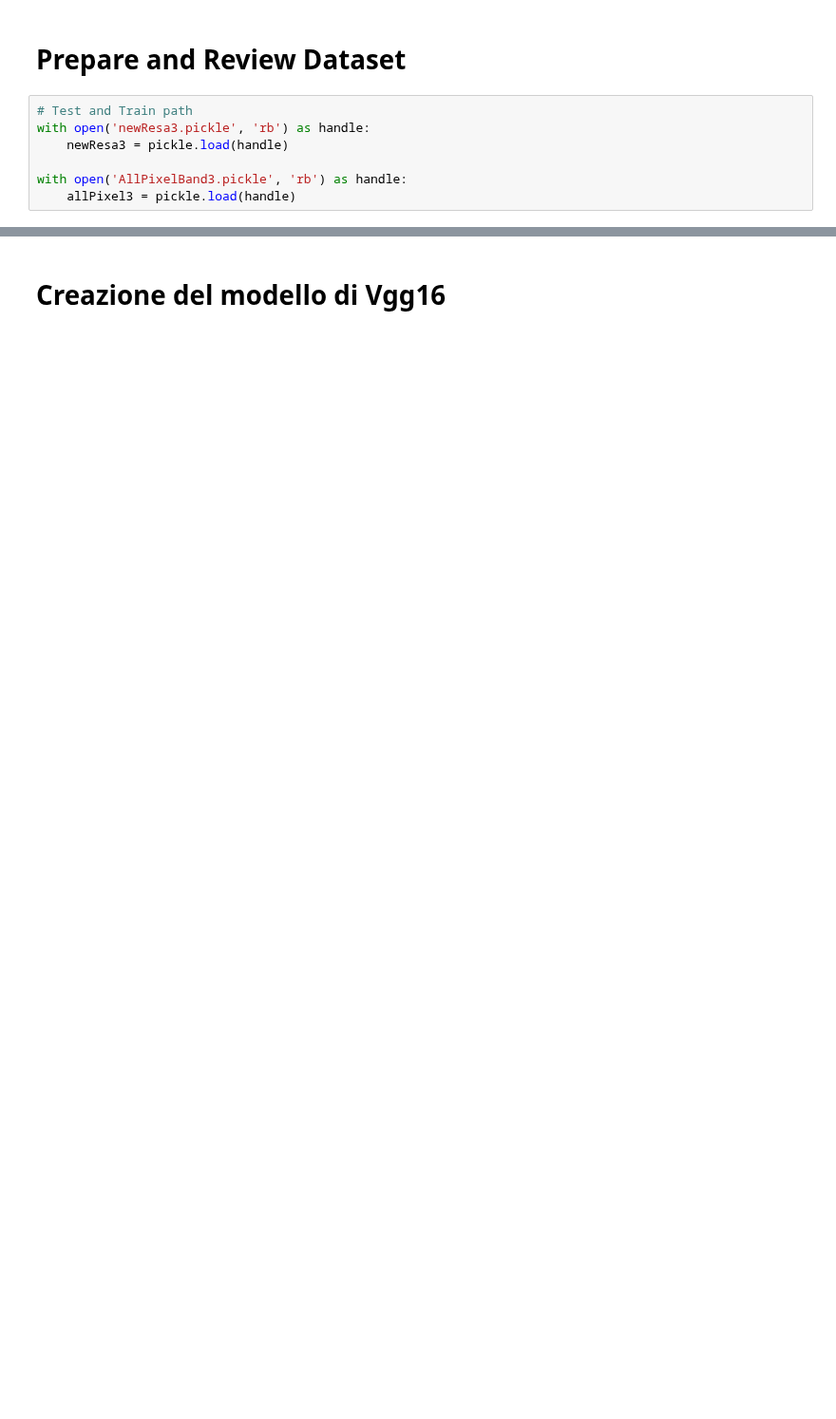
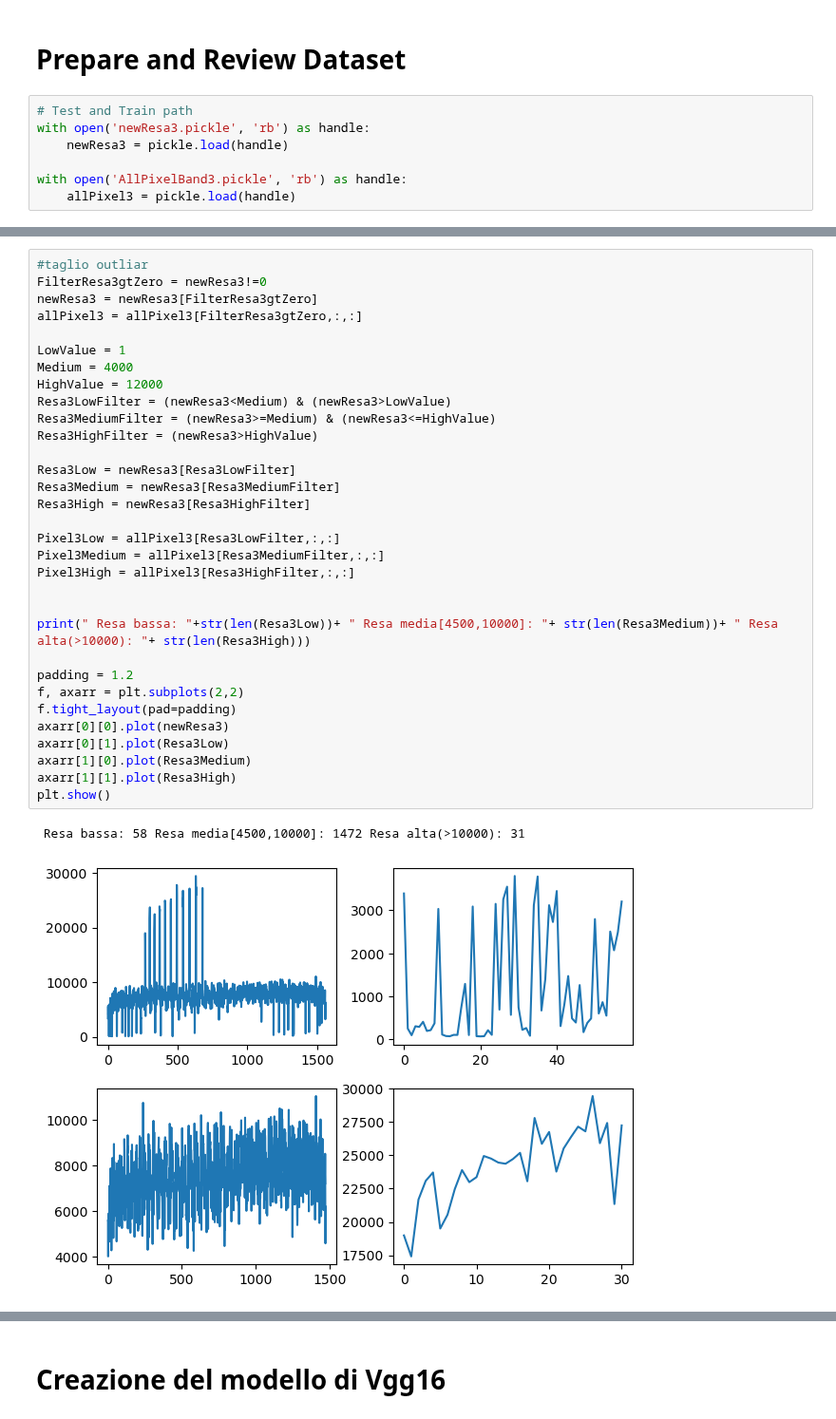
Before and after one commit to Simone-Scalella/AgriVision2022, a Jupyter notebook: vgg16.ipynb, the cells around one changed output, grey strips where cells are left out. Shown at 95% size. Drawn from its saved outputs; the diff is of its cells as text; blank space fills up the shorter version.

```diff
--- a/vgg16.ipynb
+++ b/vgg16.ipynb
@@ -25,0 +29,35 @@ with open('AllPixelBand3.pickle', 'rb') as handle:
+# %%
+#taglio outliar
+FilterResa3gtZero = newResa3!=0
+newResa3 = newResa3[FilterResa3gtZero]
+allPixel3 = allPixel3[FilterResa3gtZero,:,:]
+
+LowValue = 1
+Medium = 4000
+HighValue = 12000
+Resa3LowFilter = (newResa3<Medium) & (newResa3>LowValue)
+Resa3MediumFilter = (newResa3>=Medium) & (newResa3<=HighValue)
+Resa3HighFilter = (newResa3>HighValue)
+
+Resa3Low = newResa3[Resa3LowFilter]
+Resa3Medium = newResa3[Resa3MediumFilter]
+Resa3High = newResa3[Resa3HighFilter]
+
+Pixel3Low = allPixel3[Resa3LowFilter,:,:]
+Pixel3Medium = allPixel3[Resa3MediumFilter,:,:]
+Pixel3High = allPixel3[Resa3HighFilter,:,:]
+
+
+print(" Resa bassa: "+str(len(Resa3Low))+ " Resa media[4500,10000]: "+ str(len(Resa3Medium))+ " Resa alta(>10000): "+ str(len(Resa3High)))
+
+padding = 1.2
+f, axarr = plt.subplots(2,2)
+f.tight_layout(pad=padding)
+axarr[0][0].plot(newResa3)
+axarr[0][1].plot(Resa3Low)
+axarr[1][0].plot(Resa3Medium)
+axarr[1][1].plot(Resa3High)
+plt.show()
+# %% [output]
+ Resa bassa: 58 Resa media[4500,10000]: 1472 Resa alta(>10000): 31
+[figure, added]
```
Also changed, not shown: parts of 24 cells of this notebook, 2 other files.
